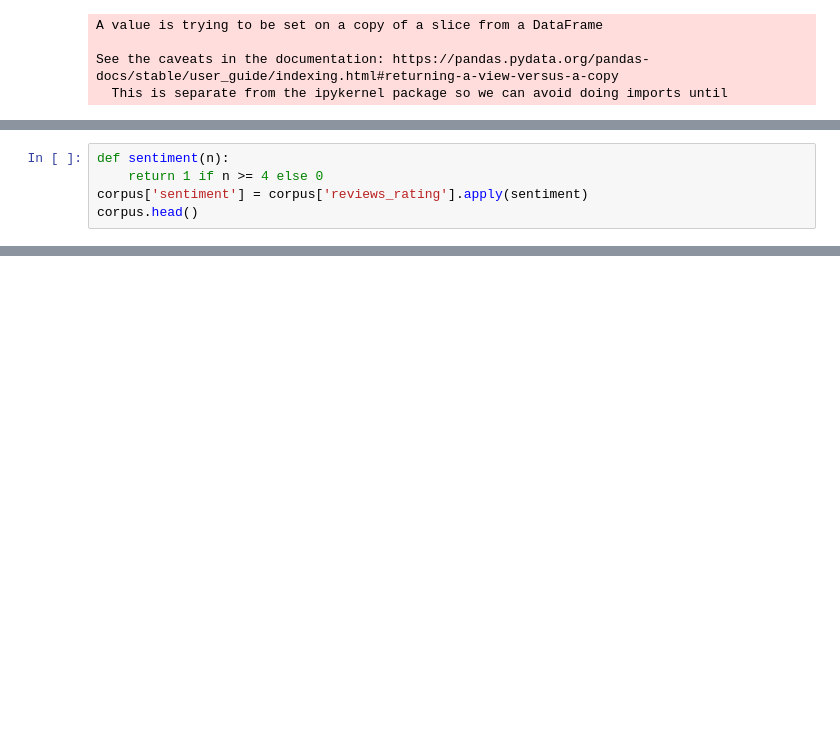
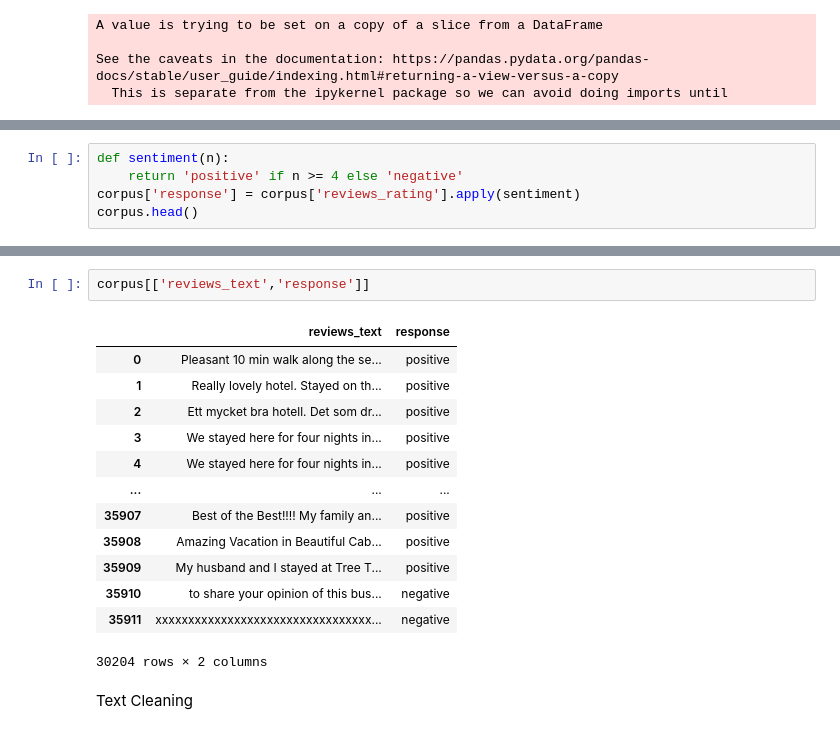
Before and after one commit to kristaLumbantoruan/PBA_Evlogimenos, a Jupyter notebook: NLP Project.ipynb, the cells around one changed output, grey strips where cells are left out. Cells and saved outputs as stored; diff of their text form; blank space fills up the shorter version.

```diff
--- a/NLP Project.ipynb
+++ b/NLP Project.ipynb
@@ -174,8 +178,8 @@ corpus.head()
 | 4 | Riviera San Nicol 11/a | Hotels | Mableton | US | 45.421611 | 12.376187 | Hotel Russo Palace | 30126 | GA | ... |
 # %%
 def sentiment(n):
-    return 1 if n >= 4 else 0
-corpus['sentiment'] = corpus['reviews_rating'].apply(sentiment)
+    return 'positive' if n >= 4 else 'negative'
+corpus['response'] = corpus['reviews_rating'].apply(sentiment)
 corpus.head()
 # %% [output]
 A value is trying to be set on a copy of a slice from a DataFrame.
@@ -203,3 +207,21 @@ corpus.sample(10)
 | 34957 | 3024 Tv Rd | Hotels,Lodging,Motels | Florence | US | 34.265740 | -79.731340 | Americas Best Value Inn | 29501-0710 | SC | ... |
 | 26210 | 4711 N Elizabeth | Hotels | Pueblo | US | 38.321480 | -104.618378 | Wingate By Wyndham Pueblo | 81008 | CO | ... |
 | 26225 | 4711 N Elizabeth | Hotels | Pueblo | US | 38.321480 | -104.618378 | Wingate By Wyndham Pueblo | 81008 | CO | ... |
+# %%
+corpus[['reviews_text','response']]
+# %% [output]
+|  | reviews_text | response |
+| 0 | Pleasant 10 min walk along the se... | positive |
+| 1 | Really lovely hotel. Stayed on th... | positive |
+| 2 | Ett mycket bra hotell. Det som dr... | positive |
+| 3 | We stayed here for four nights in... | positive |
+| 4 | We stayed here for four nights in... | positive |
+| ... | ... | ... |
+| 35907 | Best of the Best!!!! My family an... | positive |
+| 35908 | Amazing Vacation in Beautiful Cab... | positive |
+| 35909 | My husband and I stayed at Tree T... | positive |
+| 35910 | to share your opinion of this bus... | negative |
+| 35911 | xxxxxxxxxxxxxxxxxxxxxxxxxxxxxxxxx... | negative |
+30204 rows × 2 columns
+# %% [markdown]
+Text Cleaning
```
Also changed, not shown: parts of 9 cells of this notebook.
